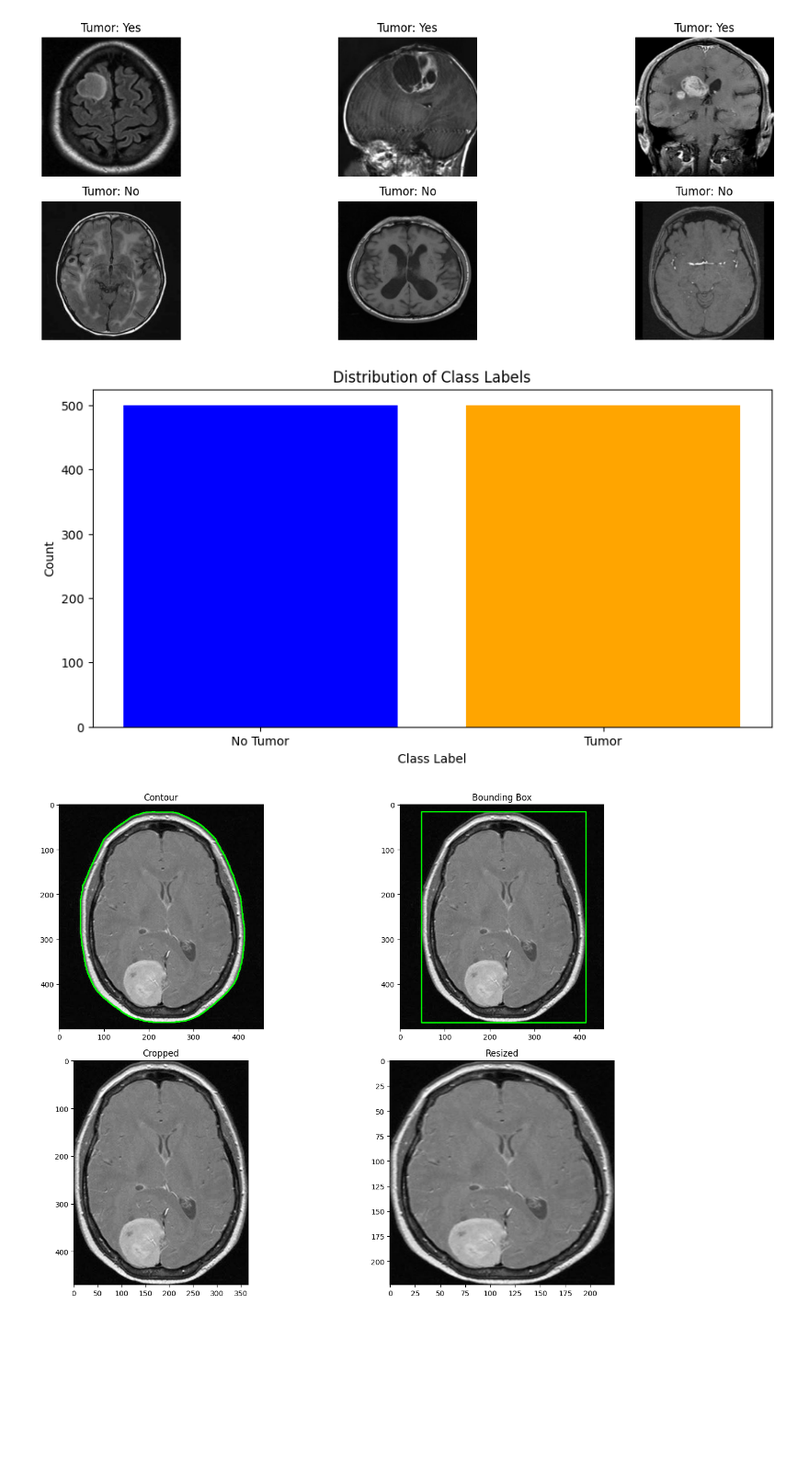
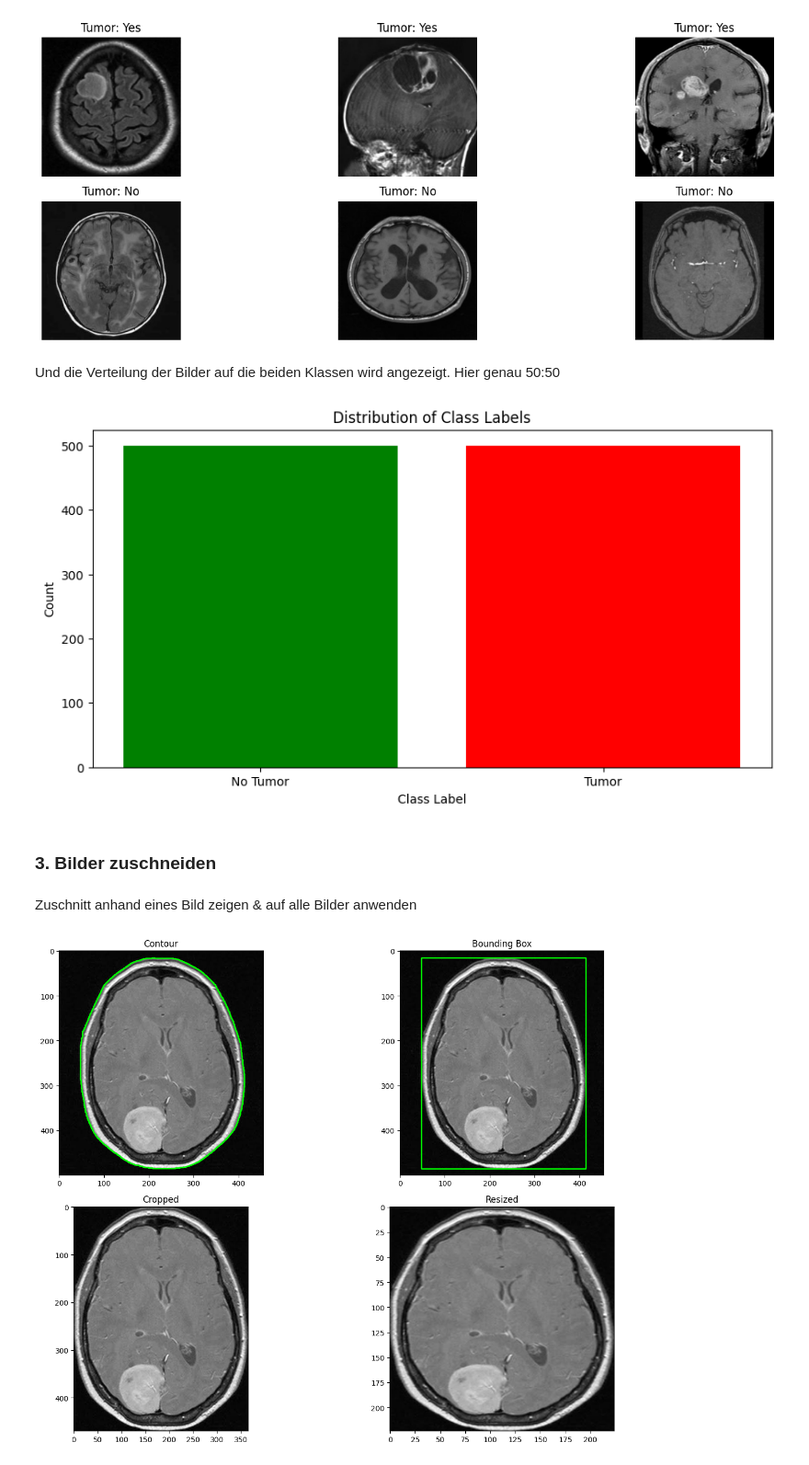
Before and after one commit to wjudith/BrainTumorClassification, a Jupyter notebook: Basic_Dataset3.ipynb, the cells around one changed output. Shown at 92% size. Drawn from its saved outputs; the diff is of its cells as text; code cells hidden in the pictures; blank space fills up the shorter version.

```diff
--- a/Basic_Dataset3.ipynb
+++ b/Basic_Dataset3.ipynb
@@ -91,17 +118,21 @@ plt.tight_layout()
 plt.show()
 # %% [output]
 [figure]
+# %% [markdown]
+Und die Verteilung der Bilder auf die beiden Klassen wird angezeigt. Hier genau 50:50
 # %%
-# Counting the occurrences of each class label
+# Für jede Klasse die Anzahl der Bilder zählen
 unique_labels, label_counts = np.unique(labels, return_counts=True)
 
 plt.figure(figsize=(10,5))
-plt.bar(unique_labels, label_counts, color=['blue', 'orange'])
+plt.bar(unique_labels, label_counts, color=['green', 'red'])
 plt.xticks(unique_labels, ['No Tumor', 'Tumor'])
 plt.xlabel('Class Label')
 plt.ylabel('Count')
 plt.title('Distribution of Class Labels')
 plt.show()
 # %% [output]
-[figure, old version]
+[figure, new version]
+# %% [markdown]
+### 3. Bilder zuschneiden
 # %%
@@ -142,6 +153,8 @@ def crop_brain_region(image, size):
     resized_image = cv2.resize(cropped_image, size)
 
     return contour_image, bounding_box_image, cropped_image, resized_image
+# %% [markdown]
+Zuschnitt anhand eines Bild zeigen & auf alle Bilder anwenden
 # %%
 output_size = (224, 224)
 
```
Also changed, not shown: parts of 40 cells of this notebook.
